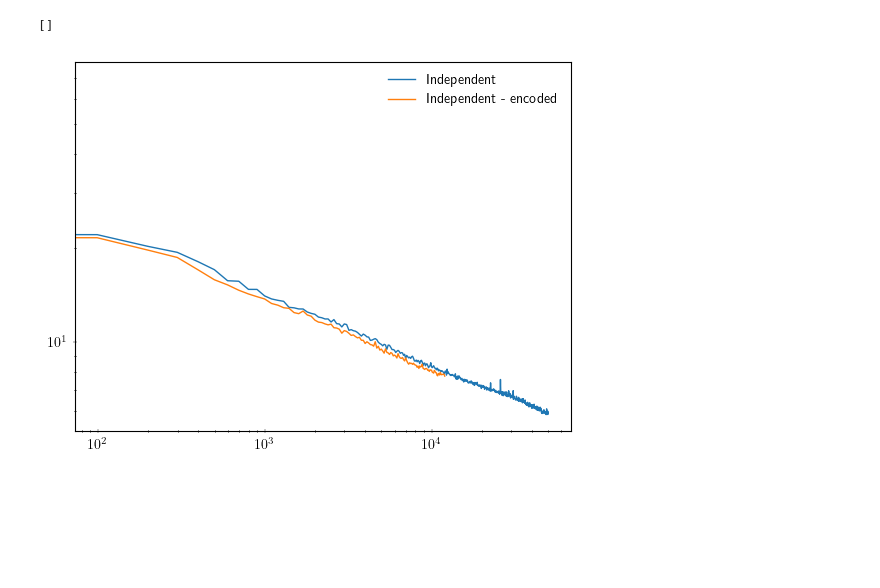
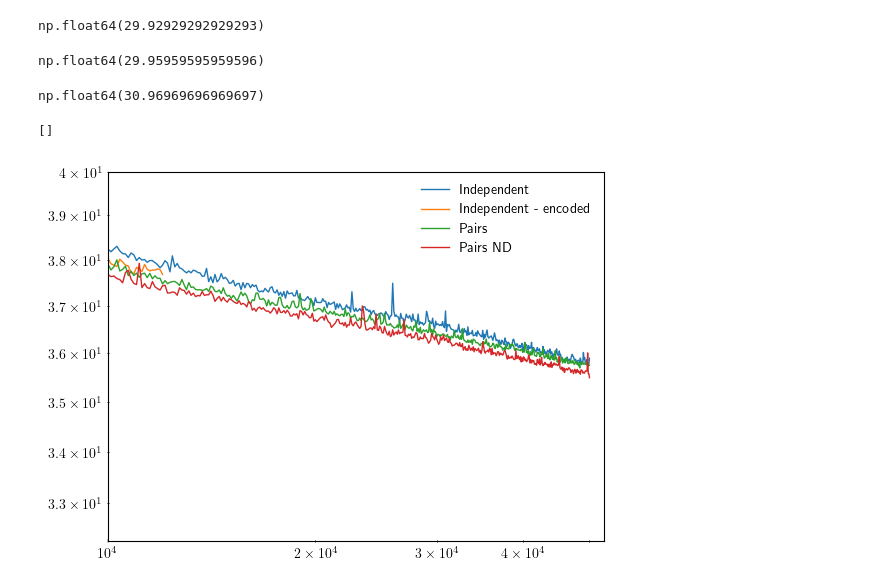
Before and after one commit to dbruwel/pachner-graph-triangulations, a Jupyter notebook: experiments/notebooks/03_sgd_progress.ipynb, the cells around one changed output. Drawn from its saved outputs; the diff is of its cells as text; code cells hidden in the pictures; blank space fills up the shorter version.

Commit message:
updated plots + logbook

```diff
--- a/experiments/notebooks/03_sgd_progress.ipynb
+++ b/experiments/notebooks/03_sgd_progress.ipynb
@@ -103,12 +85,25 @@ pd.Series(scores_encoded).plot()
+# %%
+ent_indep
+# %% [output]
+np.float64(29.92929292929293)
+# %%
+ent_encoded
+# %% [output]
+np.float64(29.95959595959596)
+# %%
+ent_pairs
+# %% [output]
+np.float64(30.96969696969697)
 # %%
-(test_losses_indep - ent_encoded).plot(label="Independent")
-(test_losses_encoded - ent_encoded).plot(label="Independent - encoded")
-# (test_losses_pairs * (12+1+2)).plot(label='Pairs')
-# (test_losses_pairs_nd * (12+1+2)).plot(label='Pairs ND')
+(test_losses_indep).plot(label="Independent")
+(test_losses_encoded).plot(label="Independent - encoded")
+(test_losses_pairs).plot(label='Pairs')
+(test_losses_pairs_nd).plot(label='Pairs ND')
 
 plt.legend()
-# plt.ylim([None, 60])
+plt.ylim([None, 40])
+plt.xlim([1e4, None])
 plt.loglog()
 # %% [output]
 []
-[figure, old version]
+[figure, new version]
```
Also changed, not shown: parts of 5 cells of this notebook, 2 other files.
